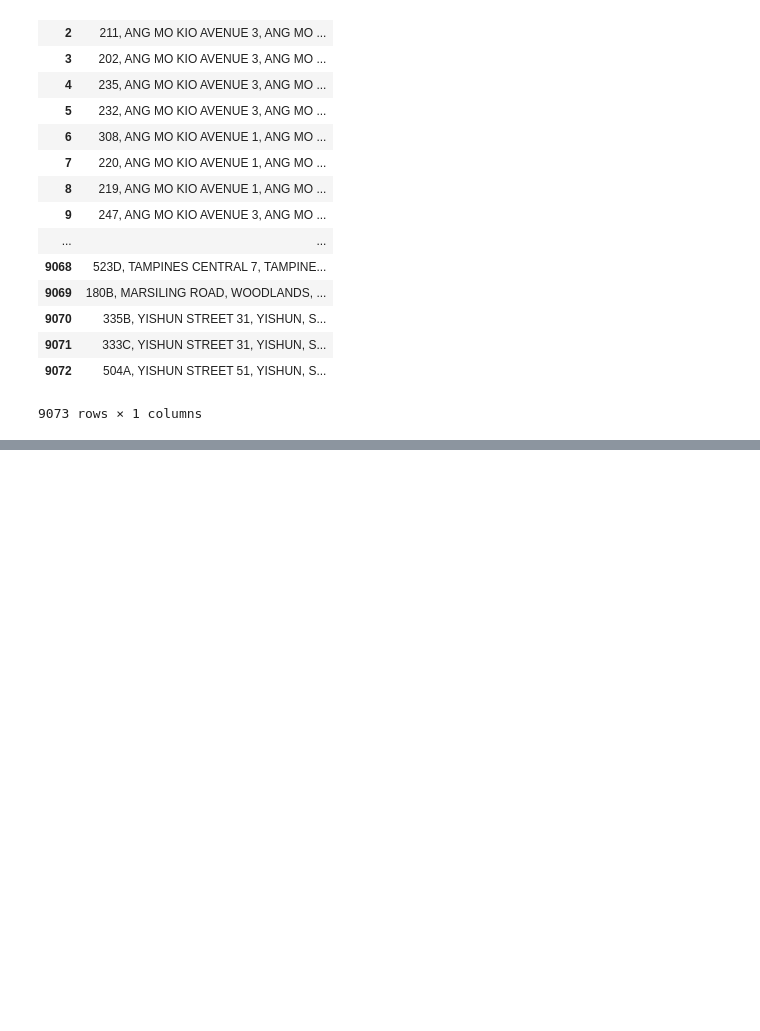
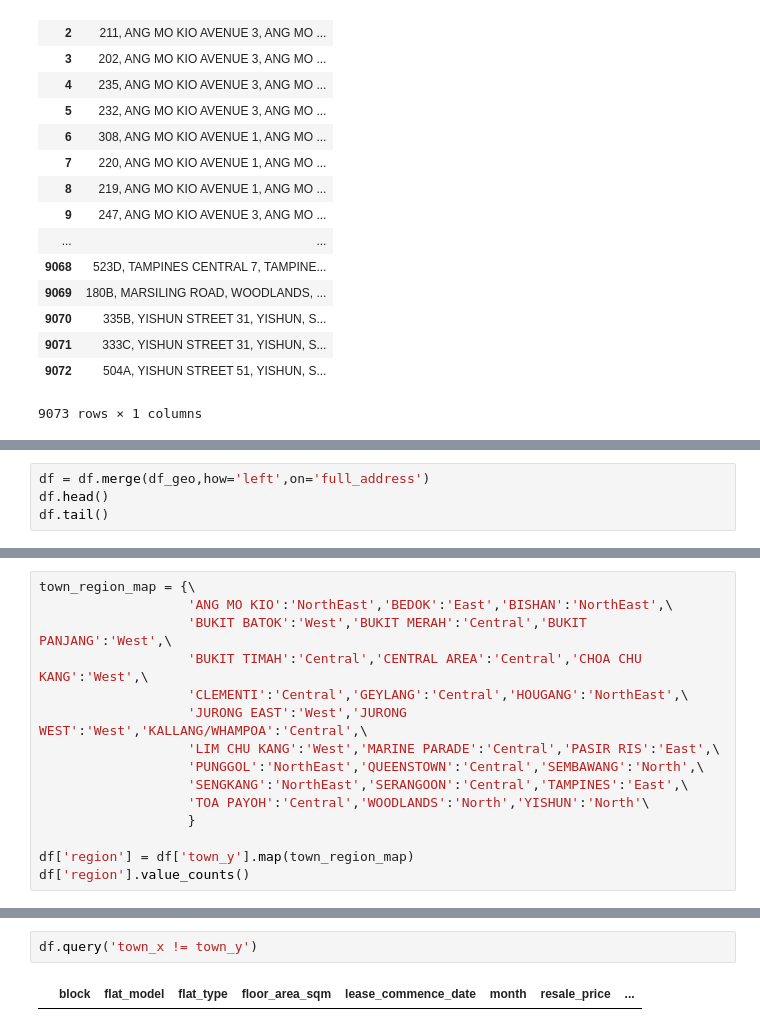
Before and after one commit to ravi-gopalan/singapore_hdb_price_analysis, a Jupyter notebook: singapore_hdb_resale_transactions.ipynb, the cells around one changed output, grey strips where cells are left out. Cells and saved outputs as stored; diff of their text form; blank space fills up the shorter version.

```diff
--- a/singapore_hdb_resale_transactions.ipynb
+++ b/singapore_hdb_resale_transactions.ipynb
@@ -725,0 +664,4 @@ for i in range(len(frame_by_town)):
+# %%
+df = df.merge(df_geo,how='left',on='full_address')
+df.head()
+df.tail()
@@ -725,0 +681,15 @@ for i in range(len(frame_by_town)):
+# %%
+town_region_map = {\
+                   'ANG MO KIO':'NorthEast','BEDOK':'East','BISHAN':'NorthEast',\
+                   'BUKIT BATOK':'West','BUKIT MERAH':'Central','BUKIT PANJANG':'West',\
+                   'BUKIT TIMAH':'Central','CENTRAL AREA':'Central','CHOA CHU KANG':'West',\
+                   'CLEMENTI':'Central','GEYLANG':'Central','HOUGANG':'NorthEast',\
+                   'JURONG EAST':'West','JURONG WEST':'West','KALLANG/WHAMPOA':'Central',\
+                   'LIM CHU KANG':'West','MARINE PARADE':'Central','PASIR RIS':'East',\
+                   'PUNGGOL':'NorthEast','QUEENSTOWN':'Central','SEMBAWANG':'North',\
+                   'SENGKANG':'NorthEast','SERANGOON':'Central','TAMPINES':'East',\
+                   'TOA PAYOH':'Central','WOODLANDS':'North','YISHUN':'North'\
+                   }
+
+df['region'] = df['town_y'].map(town_region_map)
+df['region'].value_counts()
@@ -806,0 +712,4 @@ df_geo.to_csv('geo_details.csv')
+# %%
+df.query('town_x != town_y')
+# %% [output]
+|  | block | flat_model | flat_type | floor_area_sqm | lease_commence_date | month | resale_price | ... |
```
Also changed, not shown: parts of 31 cells of this notebook.
